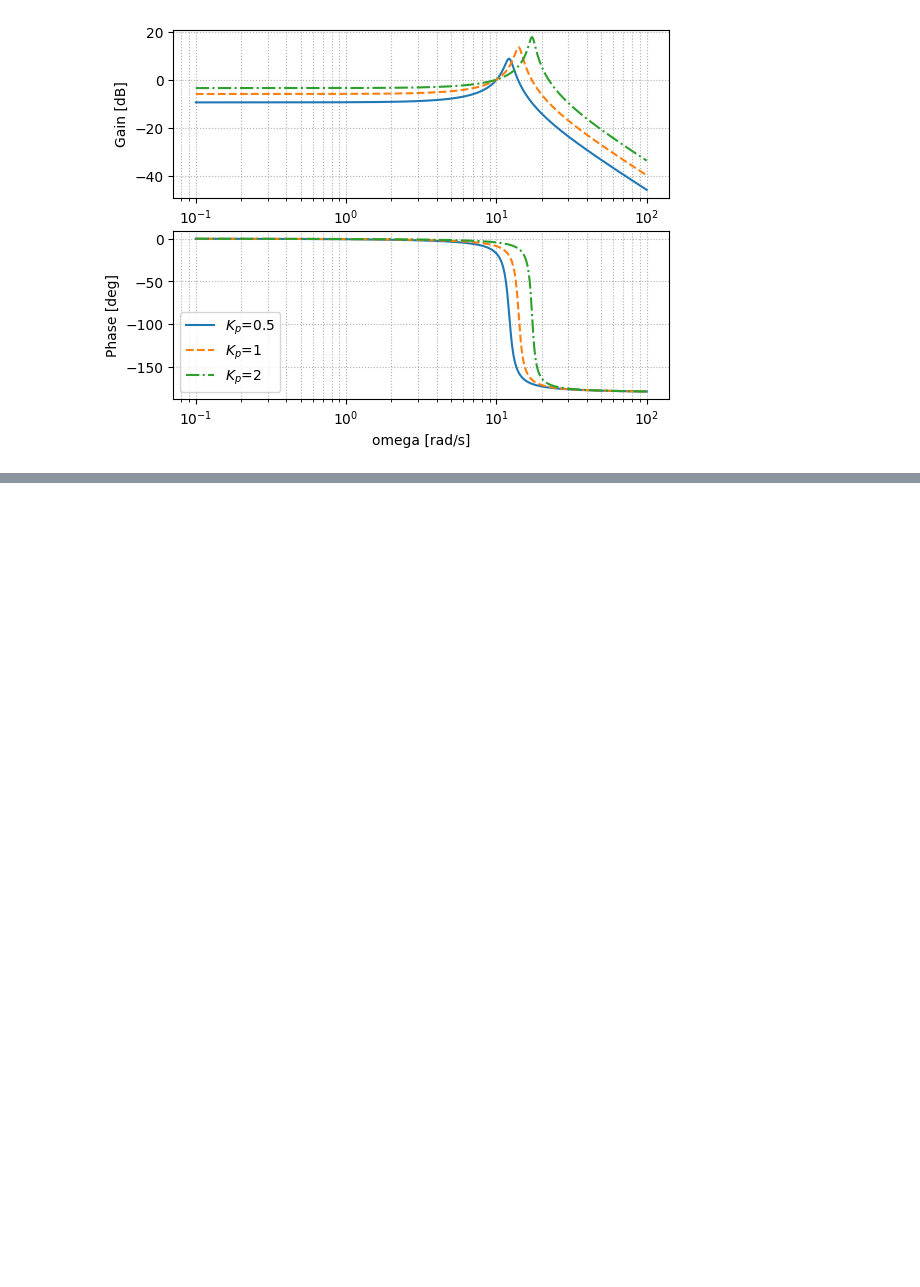
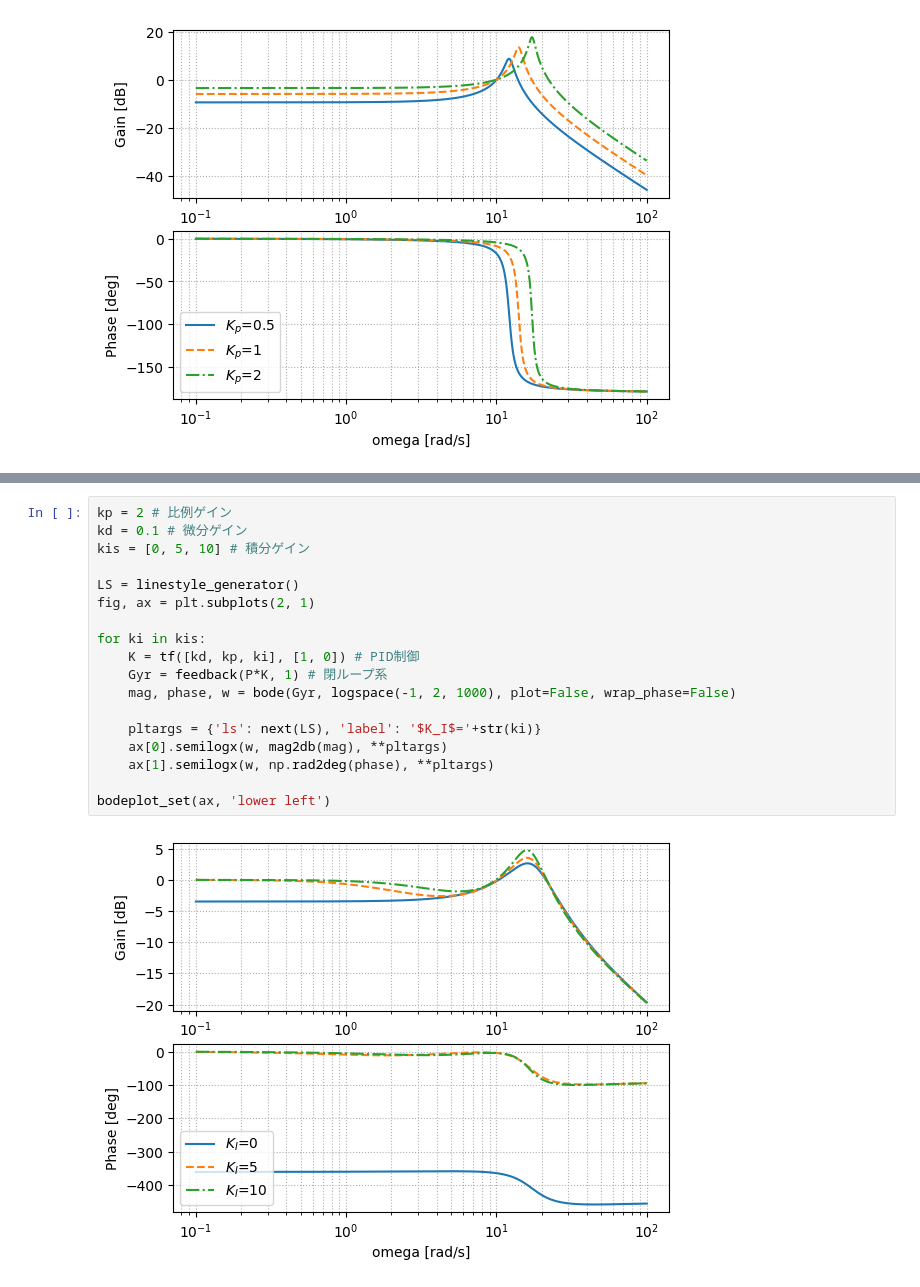
Before and after one commit to Seasawher/control.py, a Jupyter notebook: src/Chapter5/Section2.ipynb, the cells around one changed output, grey strips where cells are left out. Drawn from its saved outputs; the diff is of its cells as text; blank space fills up the shorter version.

```diff
--- a/src/Chapter5/Section2.ipynb
+++ b/src/Chapter5/Section2.ipynb
@@ -91,0 +148,20 @@ bodeplot_set(ax, 'lower left')
+# %%
+kp = 2 # 比例ゲイン
+kd = 0.1 # 微分ゲイン
+kis = [0, 5, 10] # 積分ゲイン
+
+LS = linestyle_generator()
+fig, ax = plt.subplots(2, 1)
+
+for ki in kis:
+    K = tf([kd, kp, ki], [1, 0]) # PID制御
+    Gyr = feedback(P*K, 1) # 閉ループ系
+    mag, phase, w = bode(Gyr, logspace(-1, 2, 1000), plot=False, wrap_phase=False)
+
+    pltargs = {'ls': next(LS), 'label': '$K_I$='+str(ki)}
+    ax[0].semilogx(w, mag2db(mag), **pltargs)
+    ax[1].semilogx(w, np.rad2deg(phase), **pltargs)
+
+bodeplot_set(ax, 'lower left')
+# %% [output]
+[figure, added]
```
Also changed, not shown: parts of 3 cells of this notebook.
